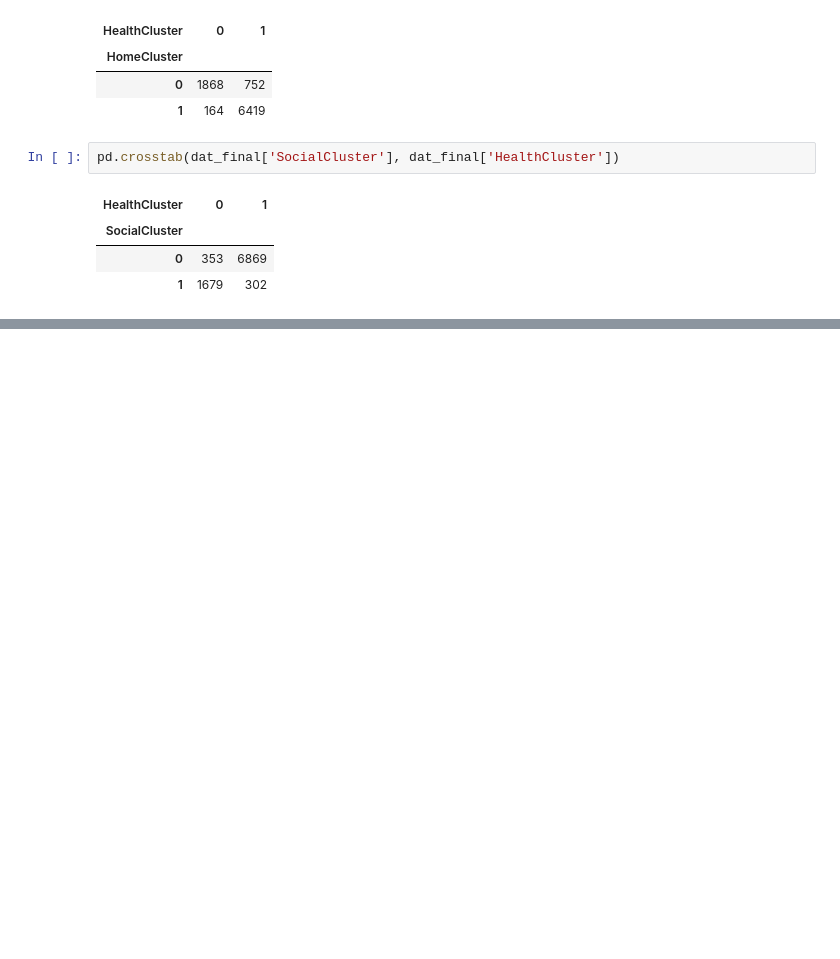
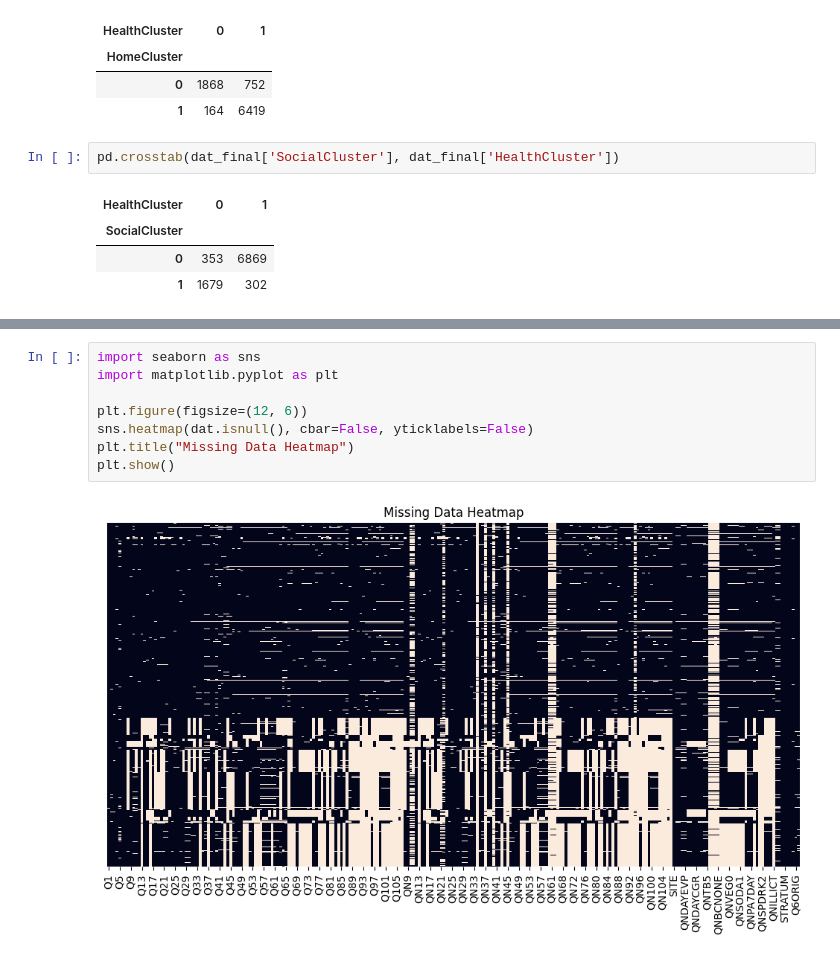
Before and after one commit to emilyh006/predict_absent, a Jupyter notebook: analysis.ipynb, the cells around one changed output, grey strips where cells are left out. Drawn from its saved outputs; the diff is of its cells as text; blank space fills up the shorter version.

```diff
--- a/analysis.ipynb
+++ b/analysis.ipynb
@@ -291,0 +324,10 @@ pd.crosstab(dat_final['SocialCluster'], dat_final['HealthCluster'])
+# %%
+import seaborn as sns
+import matplotlib.pyplot as plt
+
+plt.figure(figsize=(12, 6))
+sns.heatmap(dat.isnull(), cbar=False, yticklabels=False)
+plt.title("Missing Data Heatmap")
+plt.show()
+# %% [output]
+[figure, added]
```
Also changed, not shown: parts of 18 cells of this notebook.
